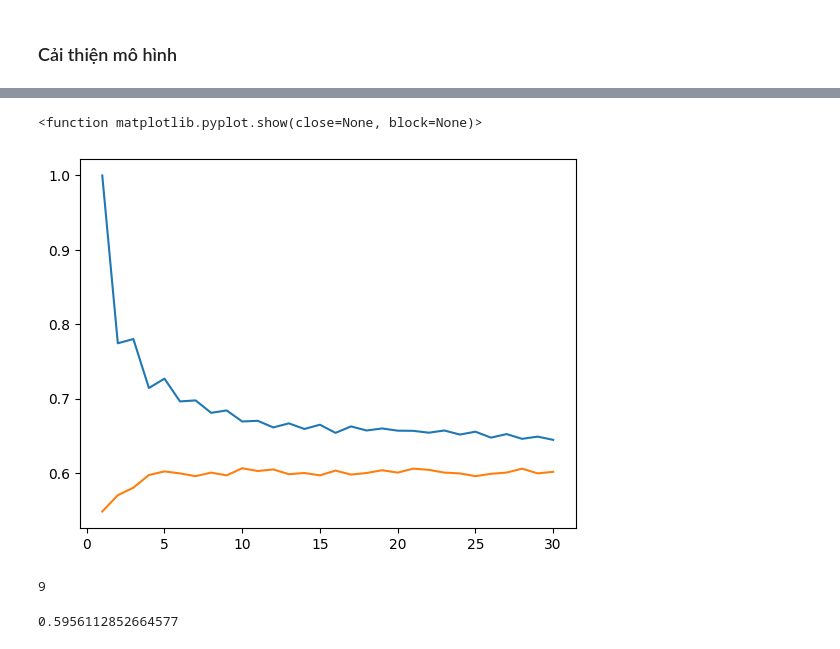
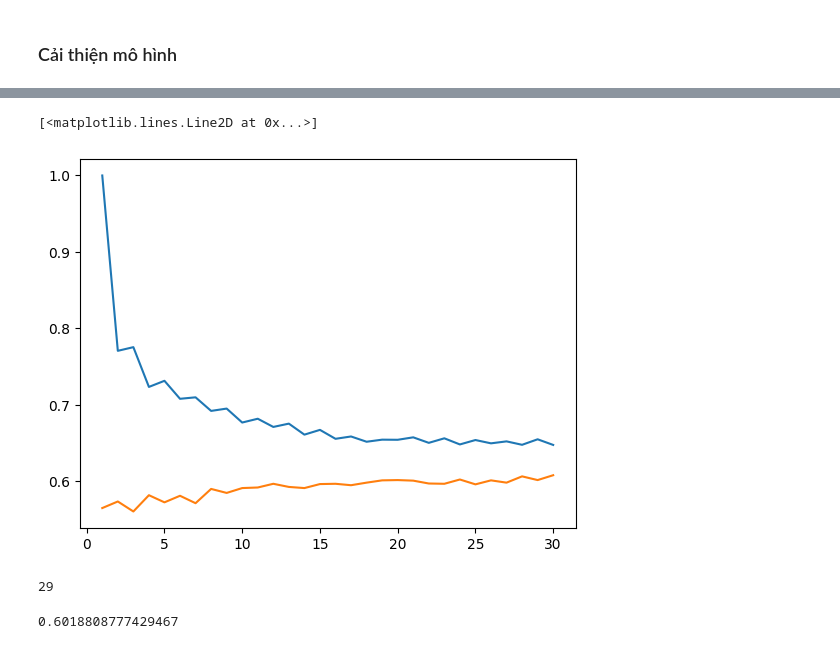
Before and after one commit to Tynab/Machine-Learning-Overview, a Jupyter notebook: logistic_regression.ipynb, the cells around one changed output, grey strips where cells are left out. Drawn from its saved outputs; the diff is of its cells as text; code cells hidden in the pictures.

```diff
--- a/logistic_regression.ipynb
+++ b/logistic_regression.ipynb
@@ -129,9 +164,0 @@ test_score
-# %%
-k_list = list(range(1, 31, 1))
-train_scores = []
-
-for k in k_list:
-    knn = KNeighborsClassifier()
-    knn = knn.fit(X_train, y_train)
-    score = knn.score(X_train, y_train)
-    train_scores.append(score)
@@ -156,19 +177,18 @@ for k in k_list:
 # %%
 plt.plot(k_list, train_scores)
 plt.plot(k_list, valid_scores)
-plt.show
 # %% [output]
-<function matplotlib.pyplot.show(close=None, block=None)>
+[<matplotlib.lines.Line2D at 0x...>]
-[figure, old version]
+[figure, new version]
 # %%
 k_opt = np.argmax(valid_scores)
 k_opt
 # %% [output]
-9
+29
 # %%
 knn = KNeighborsClassifier(n_neighbors=k_opt)
 knn = knn.fit(X_train, y_train)
 # %%
 knn.score(X_test, y_test)
 # %% [output]
-0.5956112852664577
+0.6018808777429467
```
Also changed, not shown: parts of 11 cells of this notebook.
